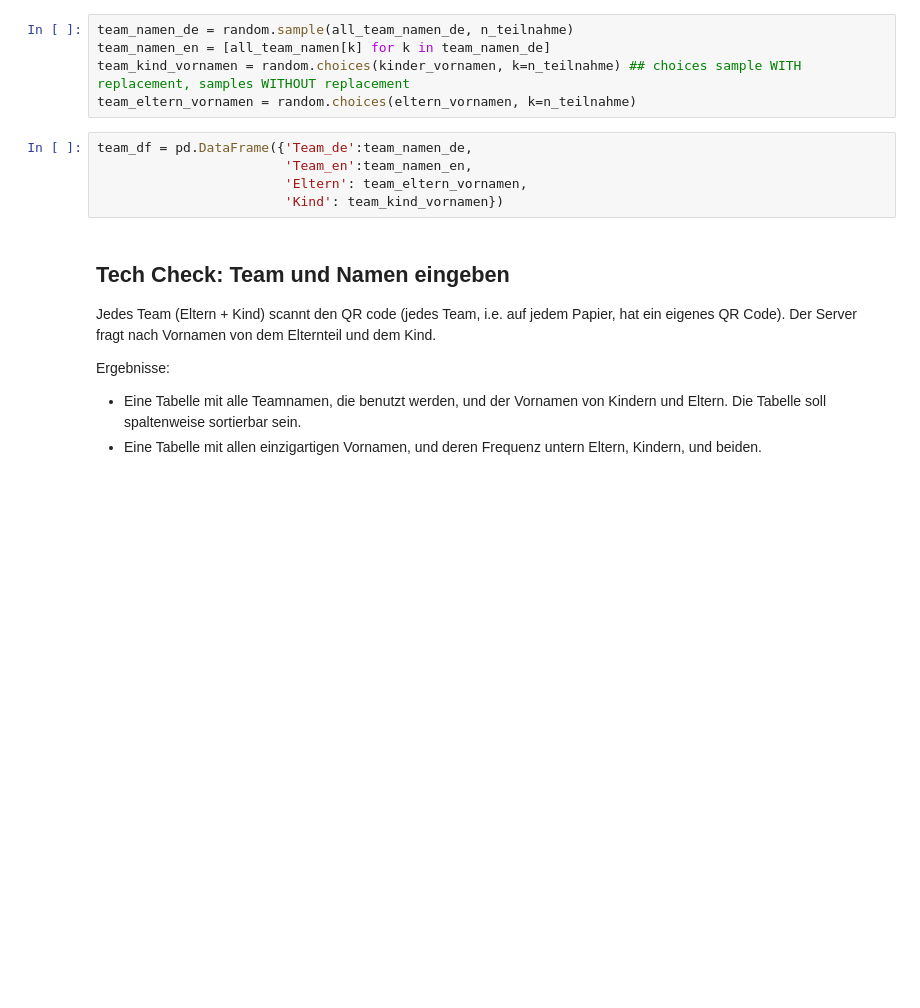
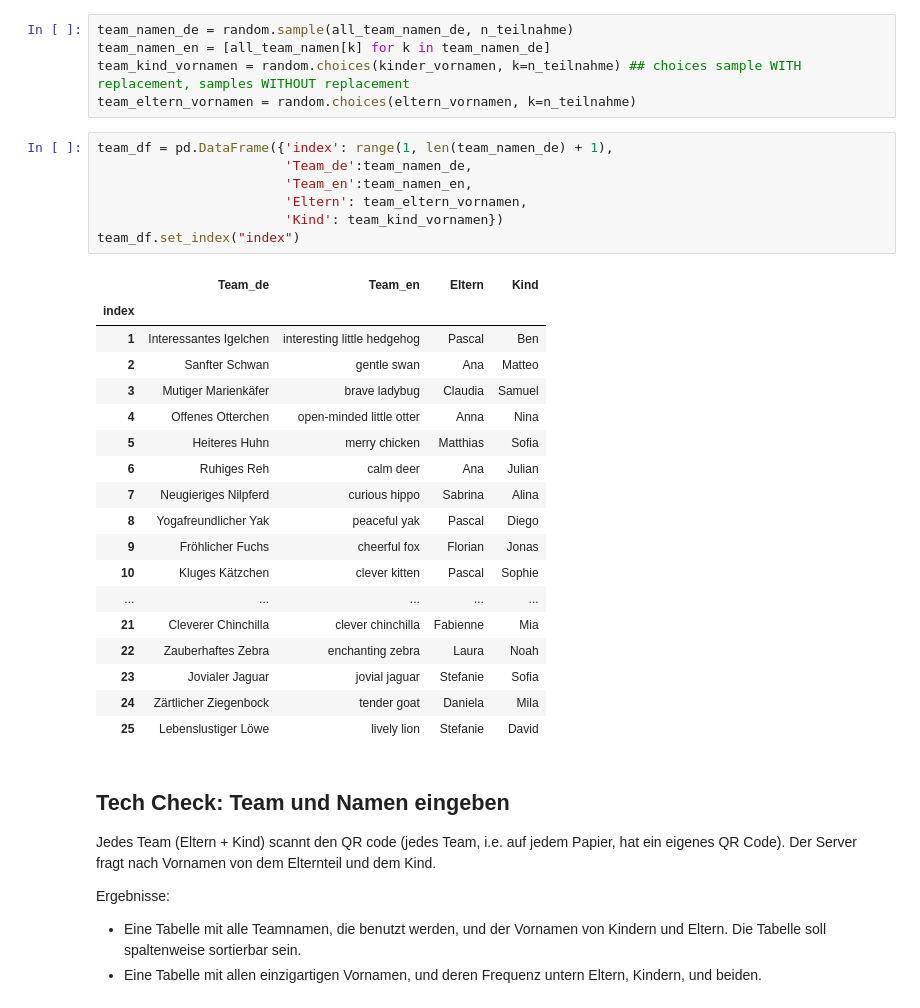
Before and after one commit to bedapub/2025-10-Zukunftstag-simulation, a Jupyter notebook: 2025-10-Zukunftstag-simulation.ipynb, the cells around one changed output. Saved outputs shown, nothing was run; the diff lists cells and outputs as text; blank space fills up the shorter version.

```diff
--- a/2025-10-Zukunftstag-simulation.ipynb
+++ b/2025-10-Zukunftstag-simulation.ipynb
@@ -56,10 +56,31 @@ team_namen_en = [all_team_namen[k] for k in team_namen_de]
 team_kind_vornamen = random.choices(kinder_vornamen, k=n_teilnahme) ## choices sample WITH replacement, samples WITHOUT replacement
 team_eltern_vornamen = random.choices(eltern_vornamen, k=n_teilnahme)
 # %%
-team_df = pd.DataFrame({'Team_de':team_namen_de,
+team_df = pd.DataFrame({'index': range(1, len(team_namen_de) + 1),
+                        'Team_de':team_namen_de,
                         'Team_en':team_namen_en,
                         'Eltern': team_eltern_vornamen,
                         'Kind': team_kind_vornamen})
+team_df.set_index("index")
+# %% [output]
+|  | Team_de | Team_en | Eltern | Kind |
+| index |  |  |  |  |
+| 1 | Interessantes Igelchen | interesting little hedgehog | Pascal | Ben |
+| 2 | Sanfter Schwan | gentle swan | Ana | Matteo |
+| 3 | Mutiger Marienkäfer | brave ladybug | Claudia | Samuel |
+| 4 | Offenes Otterchen | open-minded little otter | Anna | Nina |
+| 5 | Heiteres Huhn | merry chicken | Matthias | Sofia |
+| 6 | Ruhiges Reh | calm deer | Ana | Julian |
+| 7 | Neugieriges Nilpferd | curious hippo | Sabrina | Alina |
+| 8 | Yogafreundlicher Yak | peaceful yak | Pascal | Diego |
+| 9 | Fröhlicher Fuchs | cheerful fox | Florian | Jonas |
+| 10 | Kluges Kätzchen | clever kitten | Pascal | Sophie |
+| ... | ... | ... | ... | ... |
+| 21 | Cleverer Chinchilla | clever chinchilla | Fabienne | Mia |
+| 22 | Zauberhaftes Zebra | enchanting zebra | Laura | Noah |
+| 23 | Jovialer Jaguar | jovial jaguar | Stefanie | Sofia |
+| 24 | Zärtlicher Ziegenbock | tender goat | Daniela | Mila |
+| 25 | Lebenslustiger Löwe | lively lion | Stefanie | David |
 # %% [markdown]
 ## Tech Check: Team und Namen eingeben
 
```
Also changed, not shown: parts of 5 cells of this notebook.
